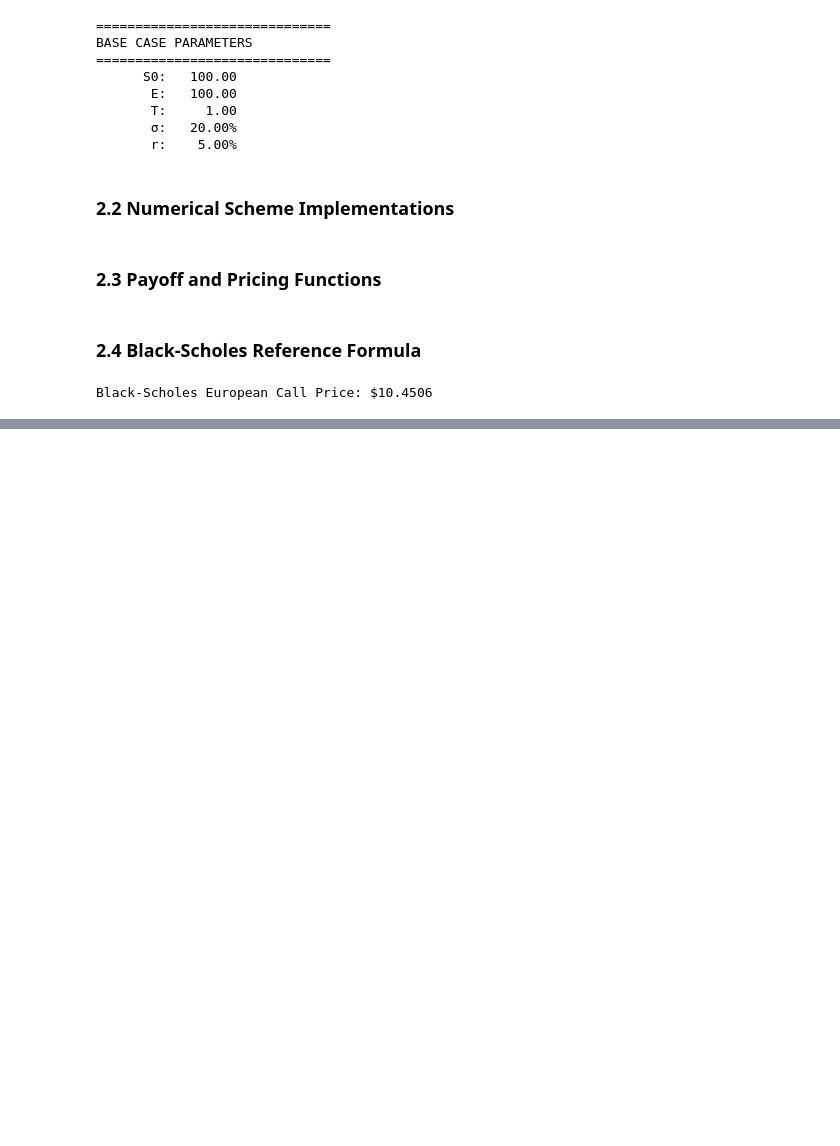
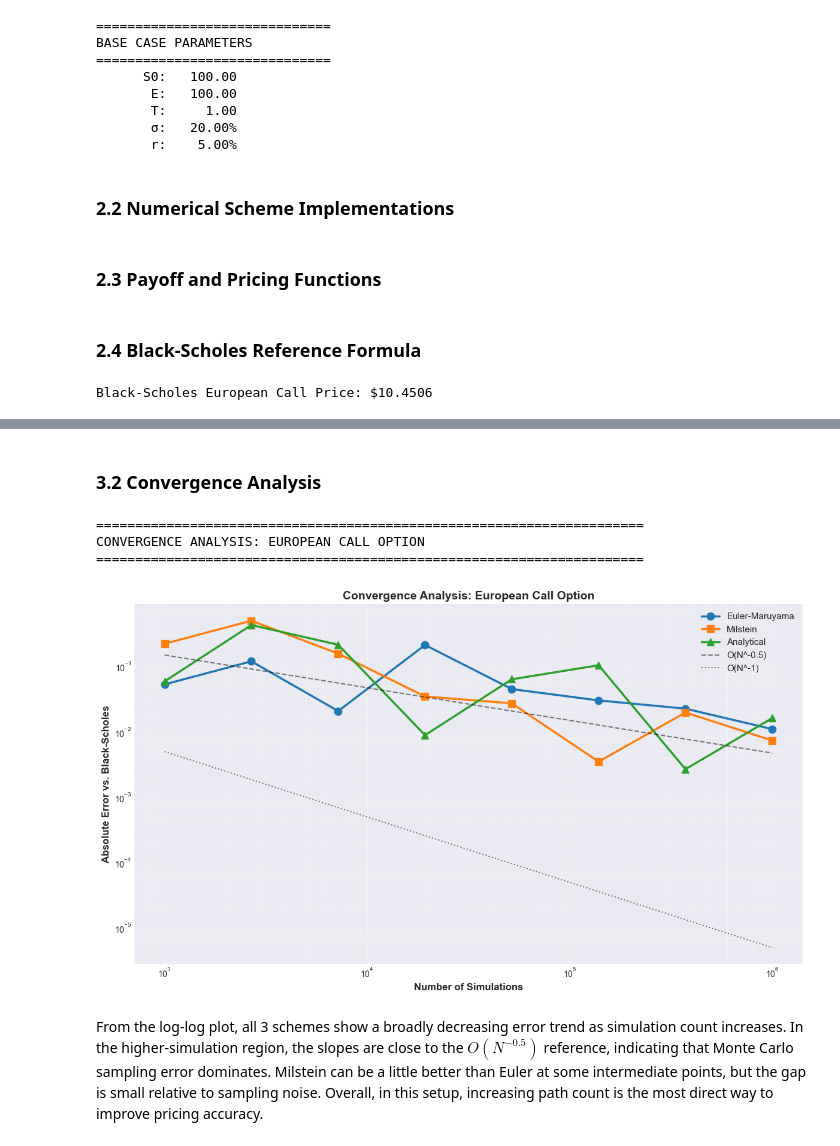
Before and after one commit to Ailurus-Feline/portfolio, a Jupyter notebook: quant/CQF/exam2/report.ipynb, the cells around one changed output, grey strips where cells are left out. Cells and saved outputs as stored; diff of their text form; code cells hidden in the pictures; blank space fills up the shorter version.

Commit message:
docs(quant): Complete Monte Carlo option pricing analysis and solutions

```diff
--- a/quant/CQF/exam2/report.ipynb
+++ b/quant/CQF/exam2/report.ipynb
@@ -206,7 +206,7 @@ def milstein(S0: float, r: float, sigma: float, T: float,
 def GBM_solution(S0: float, r: float, sigma: float, T: float,
                        n_sims: int) -> np.ndarray:
     """
-    Generate terminal stock prices using exact GBM solution.
+    Get terminal stock prices using exact GBM solution.
 
     Parameters:
         S0 (float)
@@ -349,0 +360,9 @@ Black-Scholes European Call Price: $10.4506
+# %%
+# Base case pricing with varying simulation counts
+sim_cnts = [10_000, 50_000, 100_000, 500_000, 1_000_000]
+n_steps = 252  # Daily steps over 1 year
+
+discount_factor = np.exp(-base_params["r"] * base_params["T"])
+
+results_eu = []
+results_bin = []
@@ -349,0 +624,67 @@ Black-Scholes European Call Price: $10.4506
+# %% [markdown]
+### 3.2 Convergence Analysis
+# %%
+# Convergence analysis with optimized parameters for faster execution
+# Use 8 simulation points from 1k to 1M paths
+sim_range = np.logspace(3, 6, 8, dtype=int)
+# Reduced to 100 time steps for computational efficiency
+n_steps = 100
+FIGSIZE = (12, 7)
+
+# European call convergence
+print("=" * 70)
+print("CONVERGENCE ANALYSIS: EUROPEAN CALL OPTION")
+print("=" * 70)
+
+errors_eu_em = []
+errors_eu_mil = []
+errors_eu_gbm = []
+
+for n_sims in sim_range:
+    # Euler-Maruyama scheme
+    S = euler_maruyama(base_params["S0"], base_params["r"], base_params["sigma"],
+                       base_params["T"], n_sims, n_steps)
+    price_em, _ = monte_carlo_price(european_call_payoff(S, base_params["E"]), discount_factor)
+    errors_eu_em.append(abs(price_em - bs_price))
+
+    # Milstein scheme
+    S = milstein(base_params["S0"], base_params["r"], base_params["sigma"],
+                 base_params["T"], n_sims, n_steps)
+    price_mil, _ = monte_carlo_price(european_call_payoff(S, base_params["E"]), discount_factor)
+    errors_eu_mil.append(abs(price_mil - bs_price))
+
+    # Analytical solution (exact reference)
+    S = GBM_solution(base_params["S0"], base_params["r"], base_params["sigma"],
+                     base_params["T"], n_sims)
+    price_gbm, _ = monte_carlo_price(european_call_payoff(S, base_params["E"]), discount_factor)
+    errors_eu_gbm.append(abs(price_gbm - bs_price))
+
+# Plot convergence analysis
+fig, ax = plt.subplots(figsize=FIGSIZE)
+
+# Plot convergence curves for each scheme
+ax.loglog(sim_range, errors_eu_em, "o-", label="Euler-Maruyama", linewidth=2.5, markersize=9)
+ax.loglog(sim_range, errors_eu_mil, "s-", label="Milstein", linewidth=2.5, markersize=9)
+ax.loglog(sim_range, errors_eu_gbm, "^-", label="Analytical", linewidth=2.5, markersize=9)
+
+# Add reference convergence rate lines
+ref_x = np.array([sim_range[0], sim_range[-1]])
+# O(N^-0.5) reference line
+ax.loglog(ref_x, 0.15 * (ref_x / sim_range[0])**(-0.5), "k--", alpha=0.5, linewidth=1.5, label="O(N^-0.5)")
+# O(N^-1) reference line for comparison
+ax.loglog(ref_x, 0.005 * (ref_x / sim_range[0])**(-1.0), "k:", alpha=0.5, linewidth=1.5, label="O(N^-1)")
+
+ax.set_xlabel("Number of Simulations", fontsize=12, fontweight="bold")
+ax.set_ylabel("Absolute Error vs. Black-Scholes", fontsize=12, fontweight="bold")
+ax.set_title("Convergence Analysis: European Call Option", fontsize=14, fontweight="bold")
+ax.legend(fontsize=11, loc="upper right")
+ax.grid(True, alpha=0.3, which="both")
+plt.tight_layout()
+plt.show()
+# %% [output]
+======================================================================
+CONVERGENCE ANALYSIS: EUROPEAN CALL OPTION
+======================================================================
+[figure, added]
+# %% [markdown]
+From the log-log plot, all 3 schemes show a broadly decreasing error trend as simulation count increases. In the higher-simulation region, the slopes are close to the $O(N^{-0.5})$ reference, indicating that Monte Carlo sampling error dominates. Milstein can be a little better than Euler at some intermediate points, but the gap is small relative to sampling noise. Overall, in this setup, increasing path count is the most direct way to improve pricing accuracy.
```
Also changed, not shown: parts of 10 cells of this notebook.
